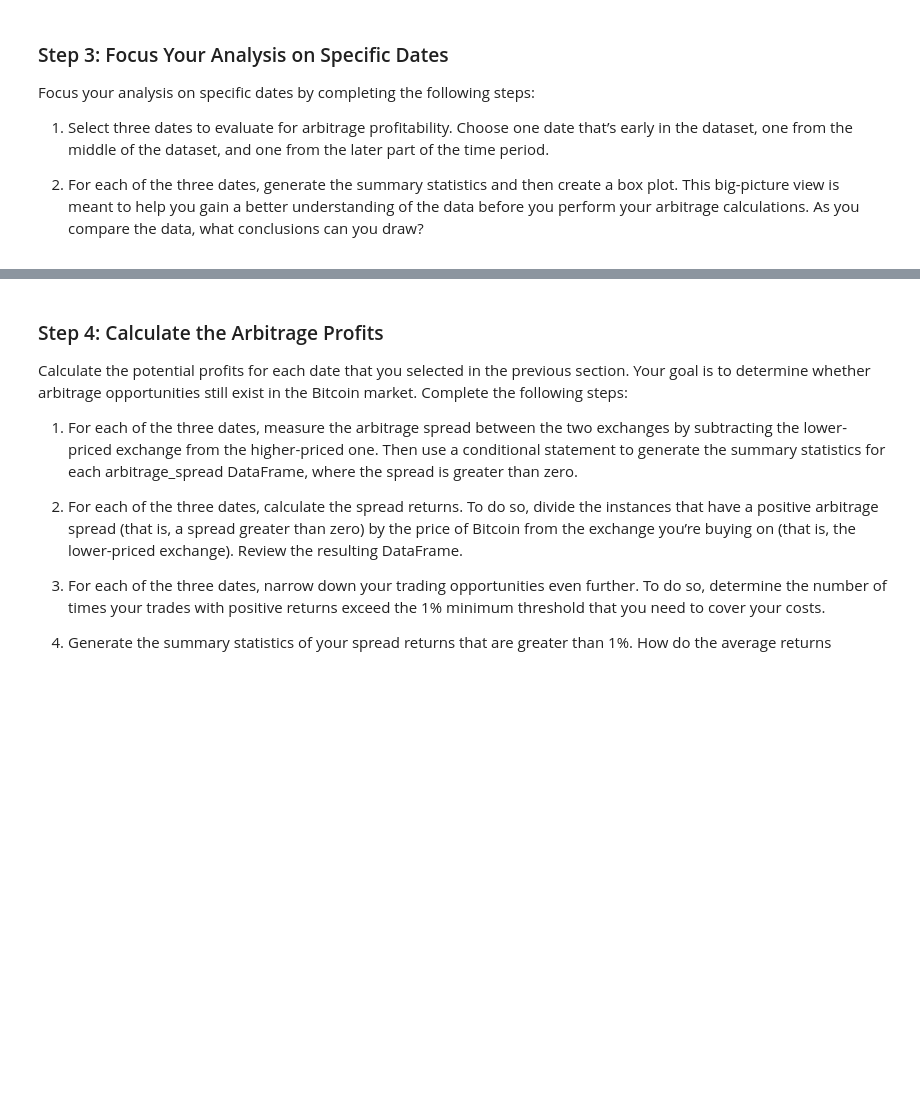
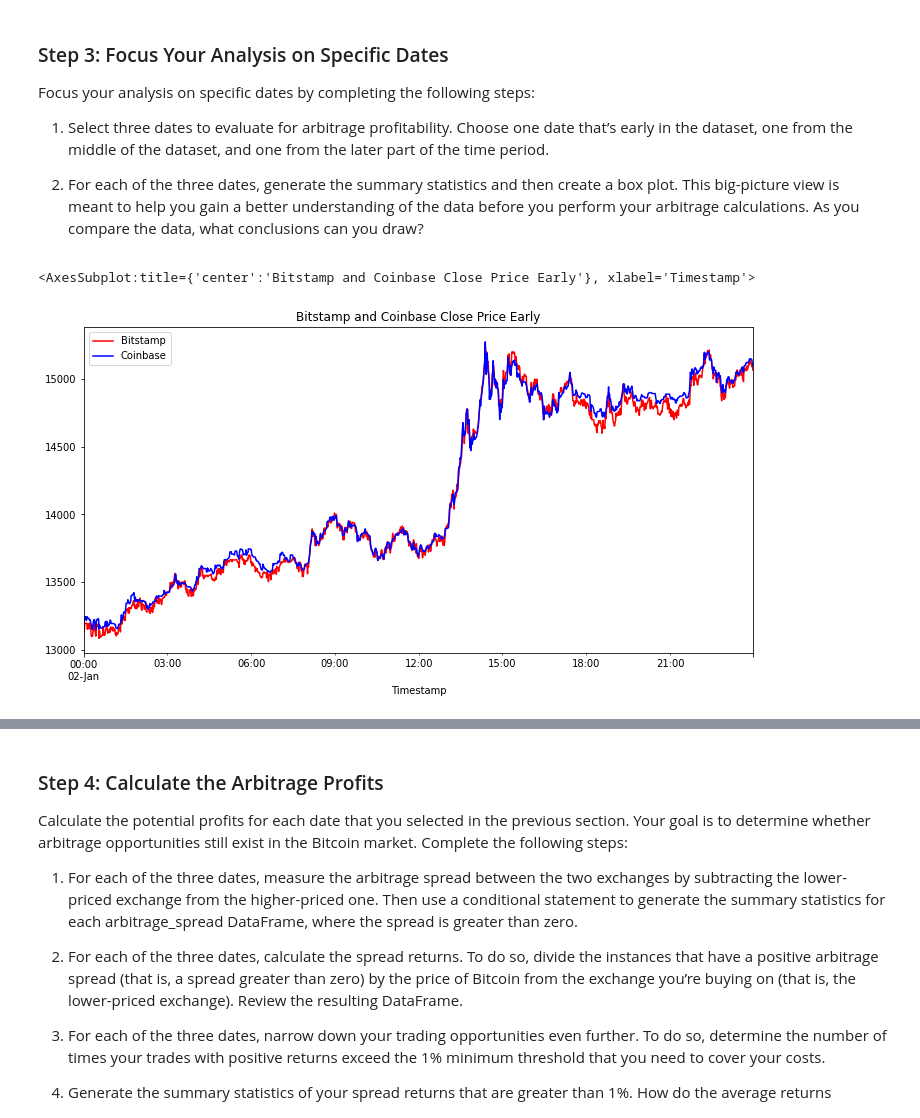
Before and after one commit to ndanialy/Crypto-Arbitrage-App, a Jupyter notebook: crypto_arbitrage.ipynb, the cells around one changed output, grey strips where cells are left out. Drawn from its saved outputs; the diff is of its cells as text; code cells hidden in the pictures; blank space fills up the shorter version.

Commit message:
Data Analysis Step 3
Completed step 3 of the data analysis section which involved calculating and graphing arbitrage data from different dates from the time period.

```diff
--- a/crypto_arbitrage.ipynb
+++ b/crypto_arbitrage.ipynb
@@ -390,7 +390,14 @@ Focus your analysis on specific dates by completing the following steps:
 # %%
 # Create an overlay plot that visualizes the two dataframes over a period of one day early in the dataset.
 # Be sure that the plots include the parameters `legend`, `figsize`, `title`, `color` and `label`
 # YOUR CODE HERE
+
+#Visualizing the 2 line graphs of the bitstamp and coinbase dataframes for one day early on.
+bitstamp_sliced.loc["2018-1-02":"2018-1-02"].plot(kind="line",figsize=(12,6), color="red", legend="Bitstamp", label = "Bitstamp")
+coinbase_sliced.loc["2018-1-02":"2018-1-02"].plot(kind="line",figsize=(12,6), color="blue", title="Bitstamp and Coinbase Close Price Early",legend="Coinbase", label="Coinbase")
+# %% [output]
+<AxesSubplot:title={'center':'Bitstamp and Coinbase Close Price Early'}, xlabel='Timestamp'>
+[figure, added]
 # %%
 # Using the early date that you have selected, calculate the arbitrage spread
 # by subtracting the bitstamp lower closing prices from the coinbase higher closing prices
```
Also changed, not shown: parts of 8 cells of this notebook.
